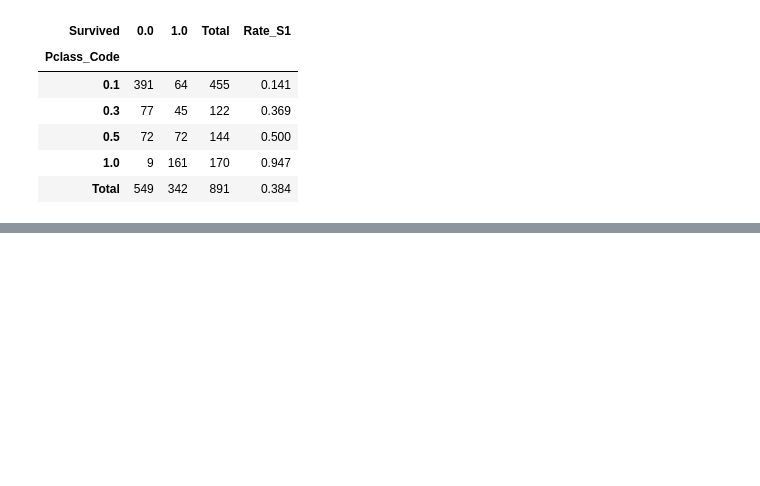
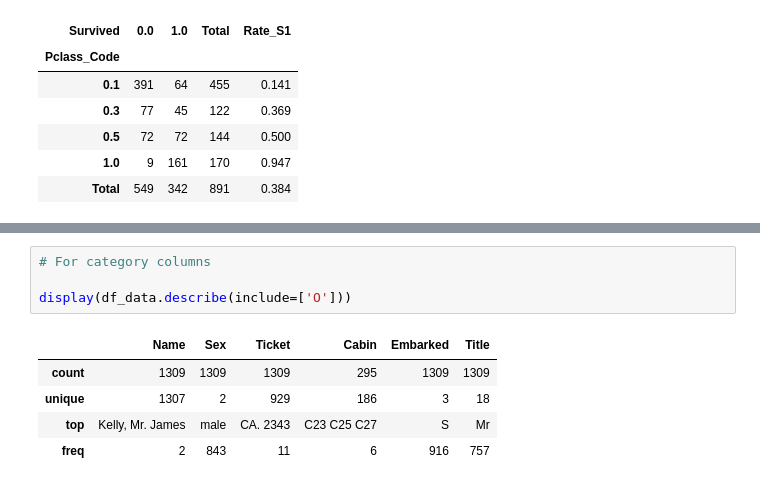
Before and after one commit to morpheus9631/titanic, a Jupyter notebook: ipynb/train_v5_2.ipynb, the cells around one changed output, grey strips where cells are left out. Drawn from its saved outputs; the diff is of its cells as text; blank space fills up the shorter version.

```diff
--- a/ipynb/train_v5_2.ipynb
+++ b/ipynb/train_v5_2.ipynb
@@ -556,0 +556,10 @@ display_side_by_side(ct2, ct3)
+# %%
+# For category columns
+
+display(df_data.describe(include=['O']))
+# %% [output]
+|  | Name | Sex | Ticket | Cabin | Embarked | Title |
+| count | 1309 | 1309 | 1309 | 295 | 1309 | 1309 |
+| unique | 1307 | 2 | 929 | 186 | 3 | 18 |
+| top | Kelly, Mr. James | male | CA. 2343 | C23 C25 C27 | S | Mr |
+| freq | 2 | 843 | 11 | 6 | 916 | 757 |
```
Also changed, not shown: parts of 9 cells of this notebook, 2 other files.
